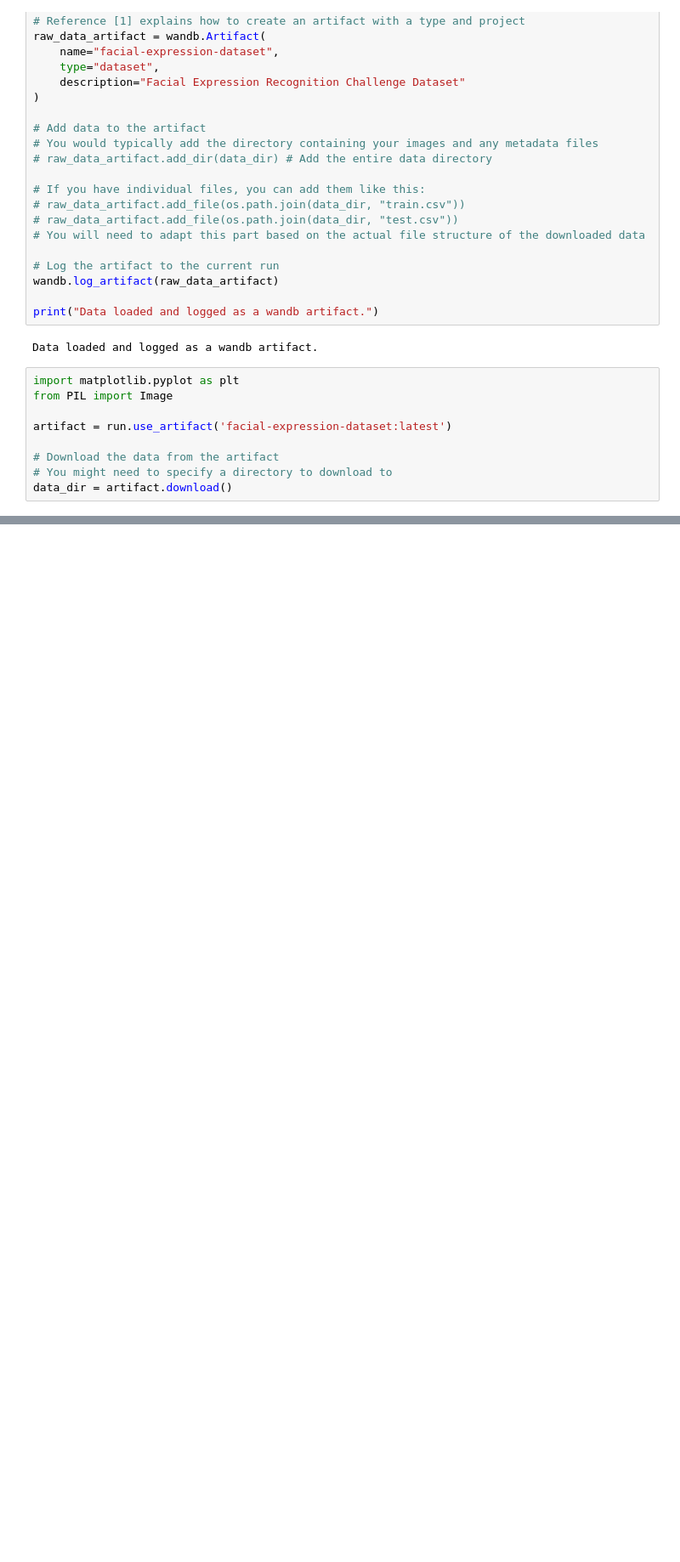
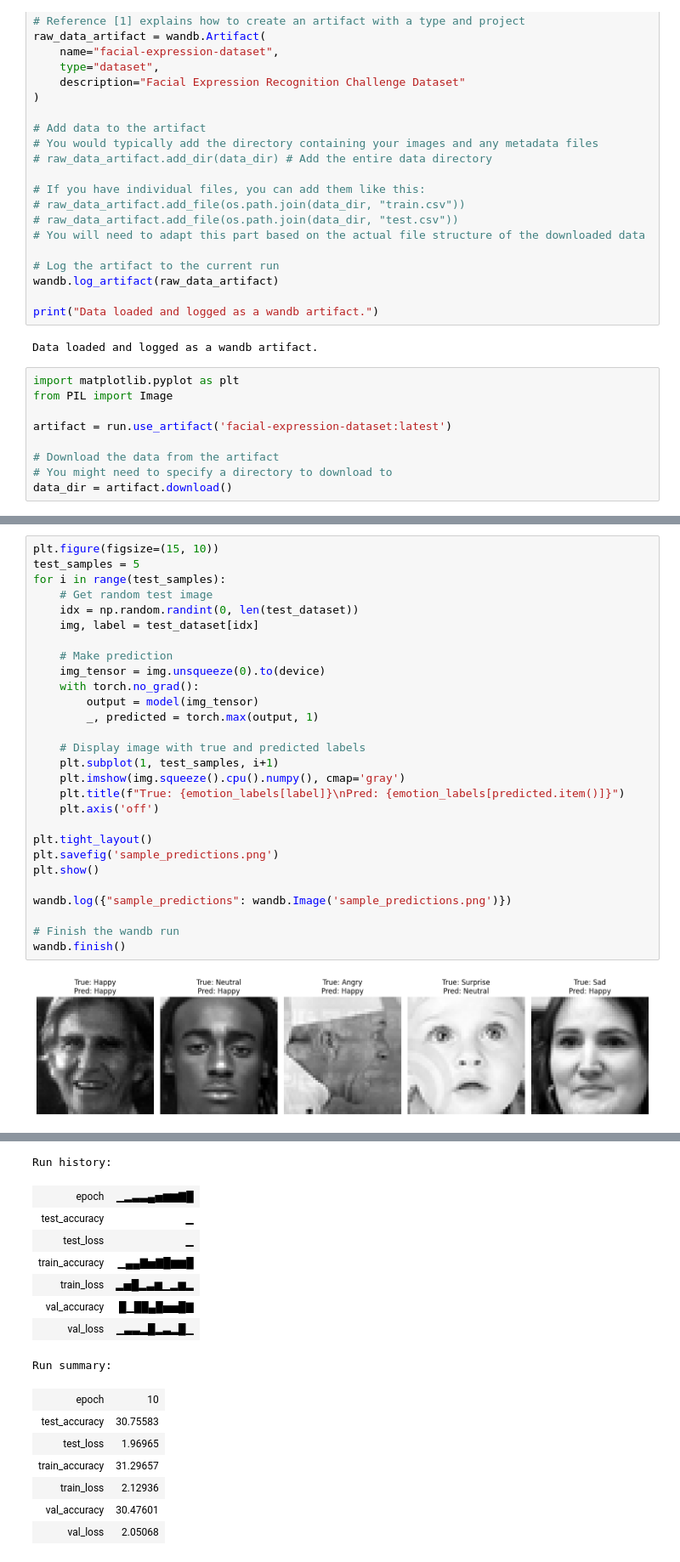
Before and after one commit to konstantine25b/Neural_Network_ML_Facial_Expression_Recognition_Challenge, a Jupyter notebook: Facial_Expression_Recognition_1.ipynb, the cells around one changed output, grey strips where cells are left out. Shown at 85% size. Cells and saved outputs as stored; diff of their text form; blank space fills up the shorter version.

```diff
--- a/Facial_Expression_Recognition_1.ipynb
+++ b/Facial_Expression_Recognition_1.ipynb
@@ -145,0 +442,30 @@ AttributeError: 'str' object has no attribute 'shape'
+# %%
+plt.figure(figsize=(15, 10))
+test_samples = 5
+for i in range(test_samples):
+    # Get random test image
+    idx = np.random.randint(0, len(test_dataset))
+    img, label = test_dataset[idx]
+
+    # Make prediction
+    img_tensor = img.unsqueeze(0).to(device)
+    with torch.no_grad():
+        output = model(img_tensor)
+        _, predicted = torch.max(output, 1)
+
+    # Display image with true and predicted labels
+    plt.subplot(1, test_samples, i+1)
+    plt.imshow(img.squeeze().cpu().numpy(), cmap='gray')
+    plt.title(f"True: {emotion_labels[label]}\nPred: {emotion_labels[predicted.item()]}")
+    plt.axis('off')
+
+plt.tight_layout()
+plt.savefig('sample_predictions.png')
+plt.show()
+
+wandb.log({"sample_predictions": wandb.Image('sample_predictions.png')})
+
+# Finish the wandb run
+wandb.finish()
+# %% [output]
+[figure, added]
@@ -145,0 +473,16 @@ AttributeError: 'str' object has no attribute 'shape'
+Run history:
+| epoch | ▁▂▃▃▄▅▆▆▇█ |
+| test_accuracy | ▁ |
+| test_loss | ▁ |
+| train_accuracy | ▁▄▄▇▅▇█▆▆█ |
+| train_loss | ▂▅█▂▃▆▁▂▆▂ |
+| val_accuracy | █▁██▄█▅▅█▇ |
+| val_loss | ▁▃▃▂█▂▃▂█▁ |
+Run summary:
+| epoch | 10 |
+| test_accuracy | 30.75583 |
+| test_loss | 1.96965 |
+| train_accuracy | 31.29657 |
+| train_loss | 2.12936 |
+| val_accuracy | 30.47601 |
+| val_loss | 2.05068 |
```
Also changed, not shown: parts of 23 cells of this notebook, 3 other files.
